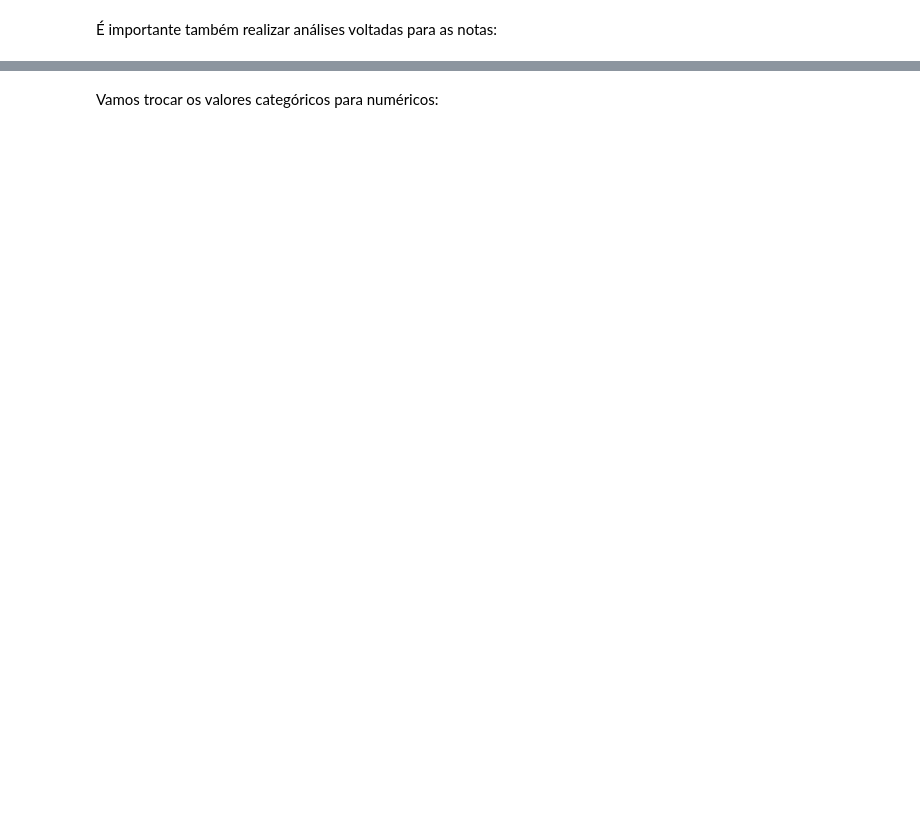
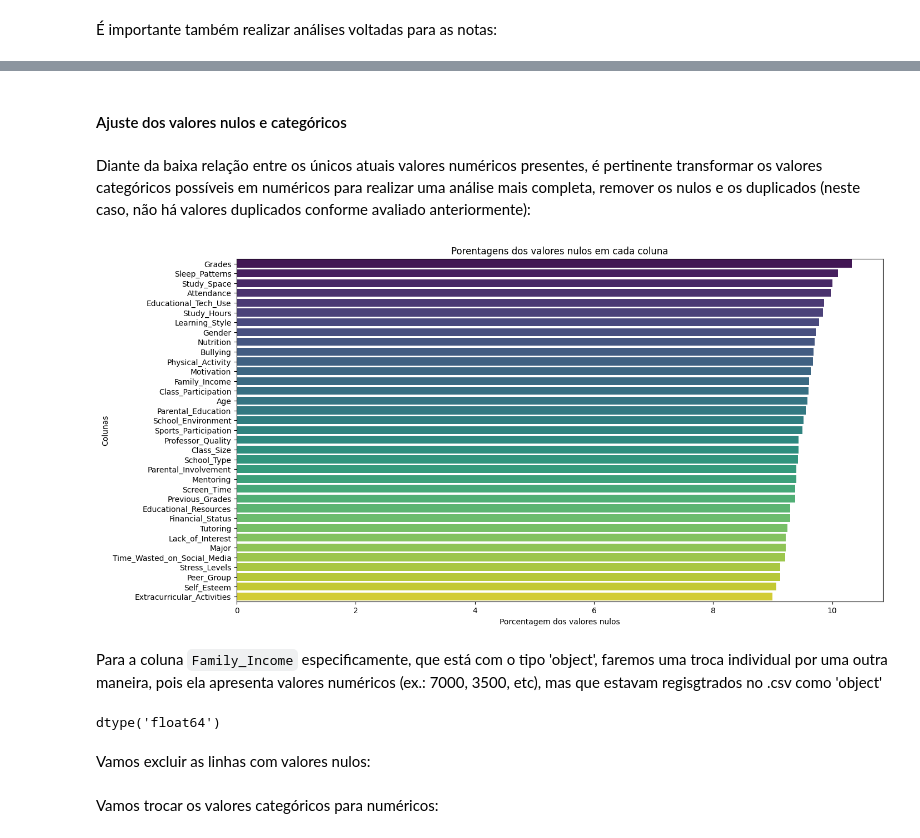
Before and after one commit to notsogreatdavi/PISI3-2024.2, a Jupyter notebook: EDA/newEDA.ipynb, the cells around one changed output, grey strips where cells are left out. Cells and saved outputs as stored; diff of their text form; code cells hidden in the pictures; blank space fills up the shorter version.

Commit message:
Atualizei os dados do dataframe
Removi os nulos e substituí os categóricos por numéricos

```diff
--- a/EDA/newEDA.ipynb
+++ b/EDA/newEDA.ipynb
@@ -344,0 +277,33 @@ plt.show()
+# %% [markdown]
+#### Ajuste dos valores nulos e categóricos
+# %% [markdown]
+Diante da baixa relação entre os únicos atuais valores numéricos presentes, é pertinente transformar os valores categóricos possíveis em numéricos para realizar uma análise mais completa, remover os nulos e os duplicados (neste caso, não há valores duplicados conforme avaliado anteriormente):
+# %%
+def valores_nulos(df):
+    percentual_faltante = df.isnull().sum() / len(df) * 100
+
+    percentual_faltante = percentual_faltante[percentual_faltante > 0]
+
+    percentual_faltante.sort_values(ascending=False, inplace=True)
+
+    plt.figure(figsize=(15,8))
+    sns.barplot(x=percentual_faltante.values, y=percentual_faltante.index, palette='viridis', hue=percentual_faltante.index, legend=False)
+    plt.xlabel('Porcentagem dos valores nulos')
+    plt.ylabel('Colunas')
+    plt.title('Porentagens dos valores nulos em cada coluna')
+    plt.show()
+
+valores_nulos(df_unistudents)
+# %% [output]
+[figure, added]
+# %% [markdown]
+Para a coluna `Family_Income` especificamente, que está com o tipo 'object', faremos uma troca individual por uma outra maneira, pois ela apresenta valores numéricos (ex.: 7000, 3500, etc), mas que estavam regisgtrados no .csv como 'object'
+# %%
+# Converte a coluna 'Family_Income' para float64, tratando valores NaN
+df_unistudents['Family_Income'] = pd.to_numeric(df_unistudents['Family_Income'], errors='coerce')
+
+df_unistudents['Family_Income'].dtype
+# %% [output]
+dtype('float64')
+# %% [markdown]
+Vamos excluir as linhas com valores nulos:
```
Also changed, not shown: parts of 24 cells of this notebook.
